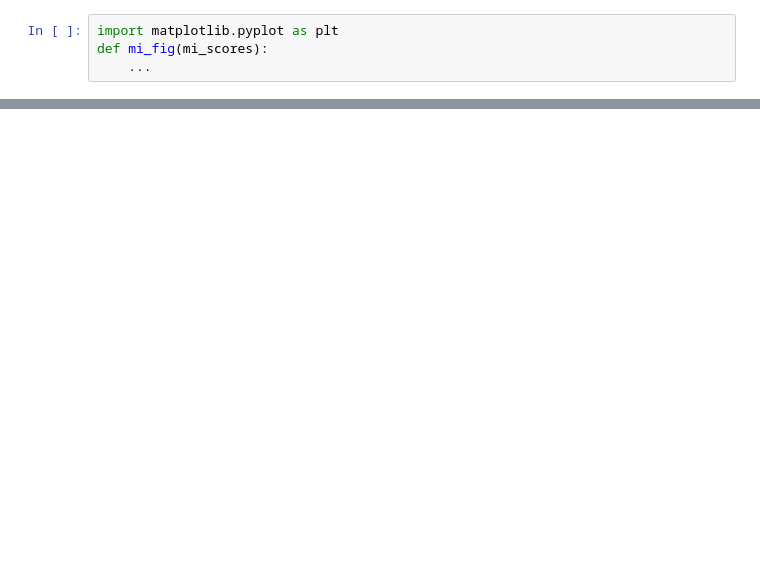
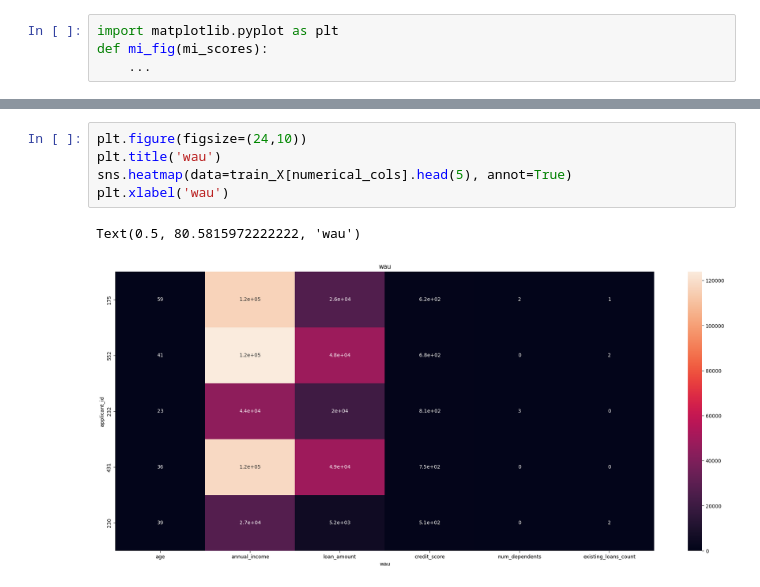
Before and after one commit to semingrai/ML-mini-projects, a Jupyter notebook: loan_approval.ipynb, the cells around one changed output, grey strips where cells are left out. Cells and saved outputs as stored; diff of their text form; blank space fills up the shorter version.

```diff
--- a/loan_approval.ipynb
+++ b/loan_approval.ipynb
@@ -61,0 +73,8 @@ def mi_fig(mi_scores):
+# %%
+plt.figure(figsize=(24,10))
+plt.title('wau')
+sns.heatmap(data=train_X[numerical_cols].head(5), annot=True)
+plt.xlabel('wau')
+# %% [output]
+Text(0.5, 80.5815972222222, 'wau')
+[figure, added]
```
Also changed, not shown: parts of 4 cells of this notebook.
